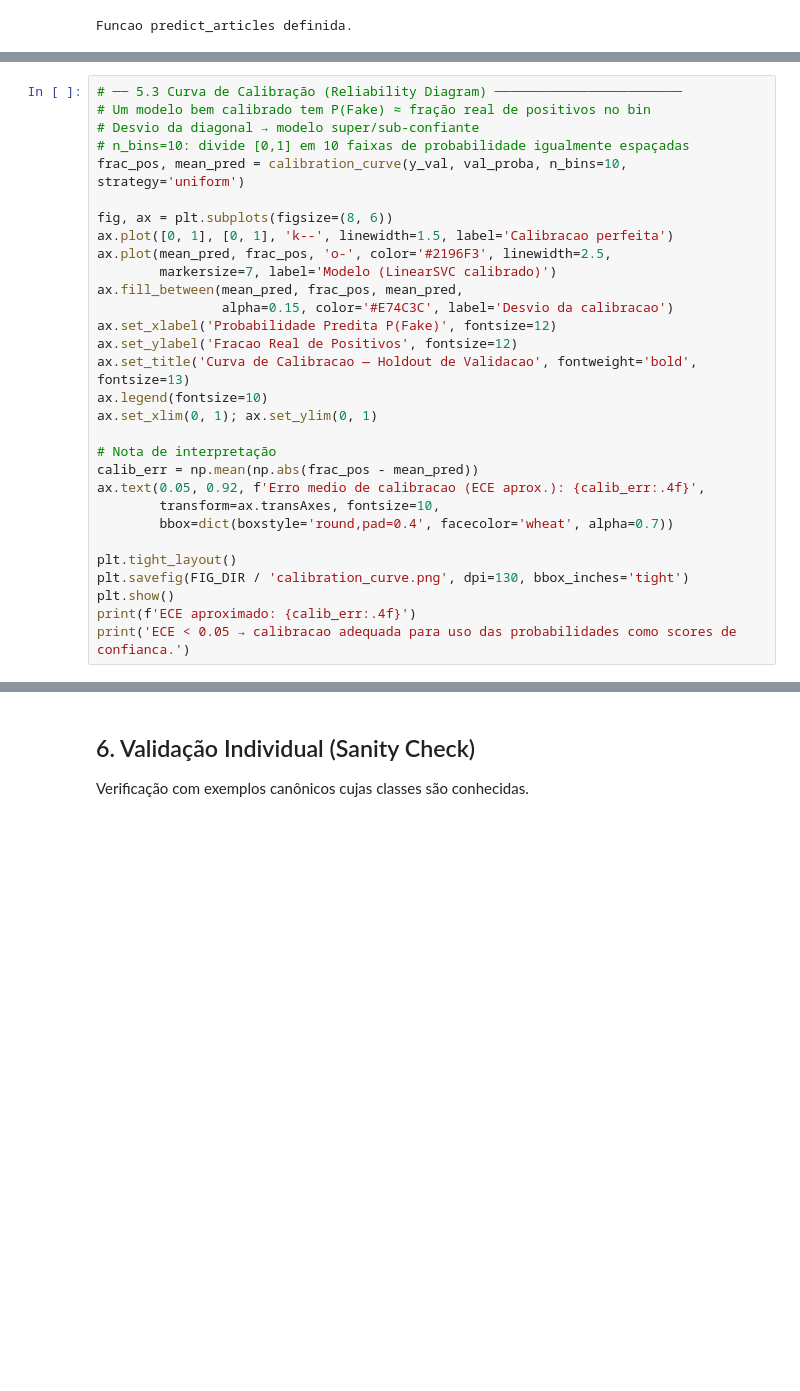
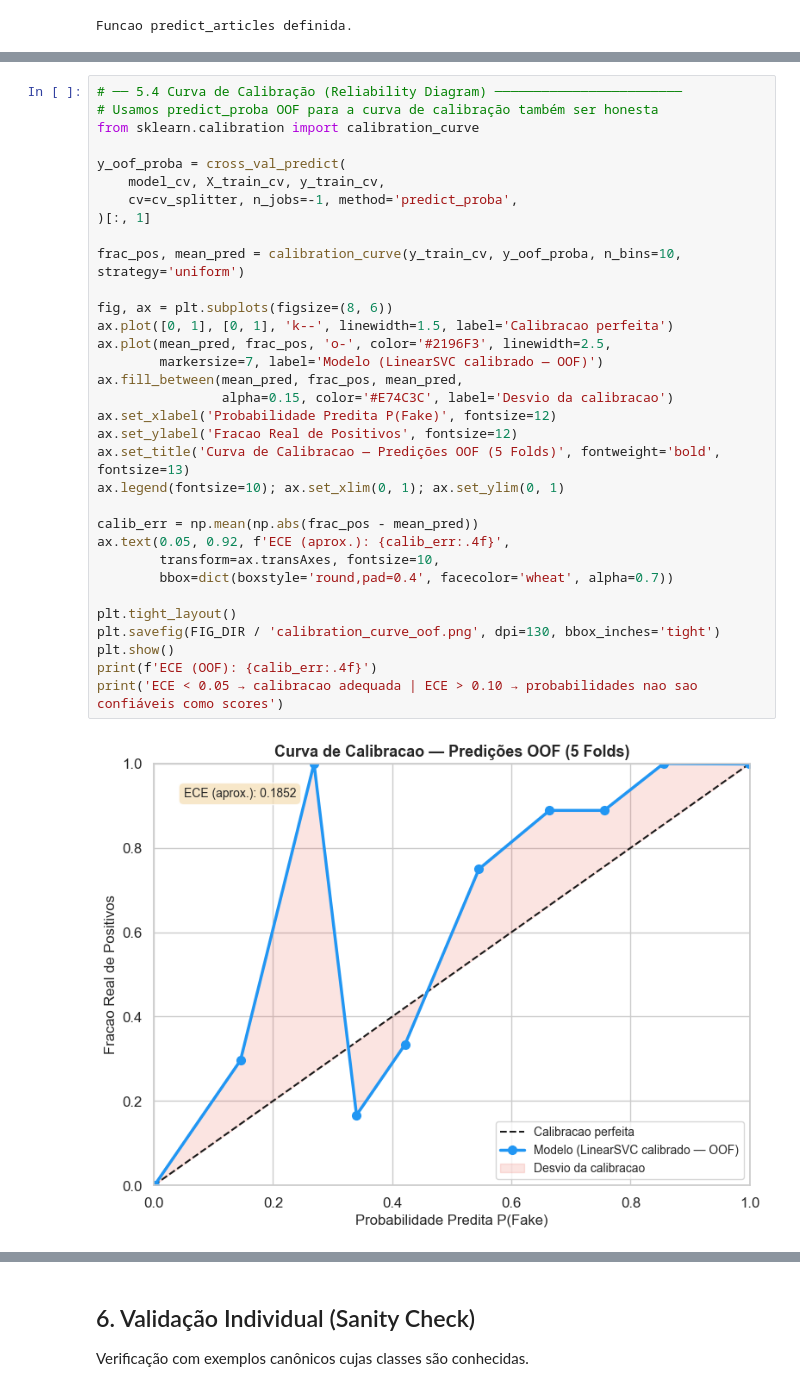
Before and after one commit to guifmax/LIGIA---Desafio-Individual, a Jupyter notebook: notebooks/notebook_03_inference.ipynb, the cells around one changed output, grey strips where cells are left out. Saved outputs shown, nothing was run; the diff lists cells and outputs as text; blank space fills up the shorter version.

```diff
--- a/notebooks/notebook_03_inference.ipynb
+++ b/notebooks/notebook_03_inference.ipynb
@@ -446,30 +523,35 @@ Isso é consequência direta de o modelo ter sido treinado no dataset **completo
 # %%
-# ── 5.3 Curva de Calibração (Reliability Diagram) ────────────────────────
-# Um modelo bem calibrado tem P(Fake) ≈ fração real de positivos no bin
-# Desvio da diagonal → modelo super/sub-confiante
-# n_bins=10: divide [0,1] em 10 faixas de probabilidade igualmente espaçadas
-frac_pos, mean_pred = calibration_curve(y_val, val_proba, n_bins=10, strategy='uniform')
+# ── 5.4 Curva de Calibração (Reliability Diagram) ────────────────────────
+# Usamos predict_proba OOF para a curva de calibração também ser honesta
+from sklearn.calibration import calibration_curve
+
+y_oof_proba = cross_val_predict(
+    model_cv, X_train_cv, y_train_cv,
+    cv=cv_splitter, n_jobs=-1, method='predict_proba',
+)[:, 1]
+
+frac_pos, mean_pred = calibration_curve(y_train_cv, y_oof_proba, n_bins=10, strategy='uniform')
 
 fig, ax = plt.subplots(figsize=(8, 6))
 ax.plot([0, 1], [0, 1], 'k--', linewidth=1.5, label='Calibracao perfeita')
 ax.plot(mean_pred, frac_pos, 'o-', color='#2196F3', linewidth=2.5,
-        markersize=7, label='Modelo (LinearSVC calibrado)')
+        markersize=7, label='Modelo (LinearSVC calibrado — OOF)')
 ax.fill_between(mean_pred, frac_pos, mean_pred,
                 alpha=0.15, color='#E74C3C', label='Desvio da calibracao')
 ax.set_xlabel('Probabilidade Predita P(Fake)', fontsize=12)
 ax.set_ylabel('Fracao Real de Positivos', fontsize=12)
-ax.set_title('Curva de Calibracao — Holdout de Validacao', fontweight='bold', fontsize=13)
-ax.legend(fontsize=10)
-ax.set_xlim(0, 1); ax.set_ylim(0, 1)
+ax.set_title('Curva de Calibracao — Predições OOF (5 Folds)', fontweight='bold', fontsize=13)
+ax.legend(fontsize=10); ax.set_xlim(0, 1); ax.set_ylim(0, 1)
 
-# Nota de interpretação
 calib_err = np.mean(np.abs(frac_pos - mean_pred))
-ax.text(0.05, 0.92, f'Erro medio de calibracao (ECE aprox.): {calib_err:.4f}',
+ax.text(0.05, 0.92, f'ECE (aprox.): {calib_err:.4f}',
         transform=ax.transAxes, fontsize=10,
         bbox=dict(boxstyle='round,pad=0.4', facecolor='wheat', alpha=0.7))
 
 plt.tight_layout()
-plt.savefig(FIG_DIR / 'calibration_curve.png', dpi=130, bbox_inches='tight')
+plt.savefig(FIG_DIR / 'calibration_curve_oof.png', dpi=130, bbox_inches='tight')
 plt.show()
-print(f'ECE aproximado: {calib_err:.4f}')
-print('ECE < 0.05 → calibracao adequada para uso das probabilidades como scores de confianca.')
+print(f'ECE (OOF): {calib_err:.4f}')
+print('ECE < 0.05 → calibracao adequada | ECE > 0.10 → probabilidades nao sao confiáveis como scores')
+# %% [output]
+[figure, added]
```
Also changed, not shown: parts of 31 cells of this notebook, 5 other files.
